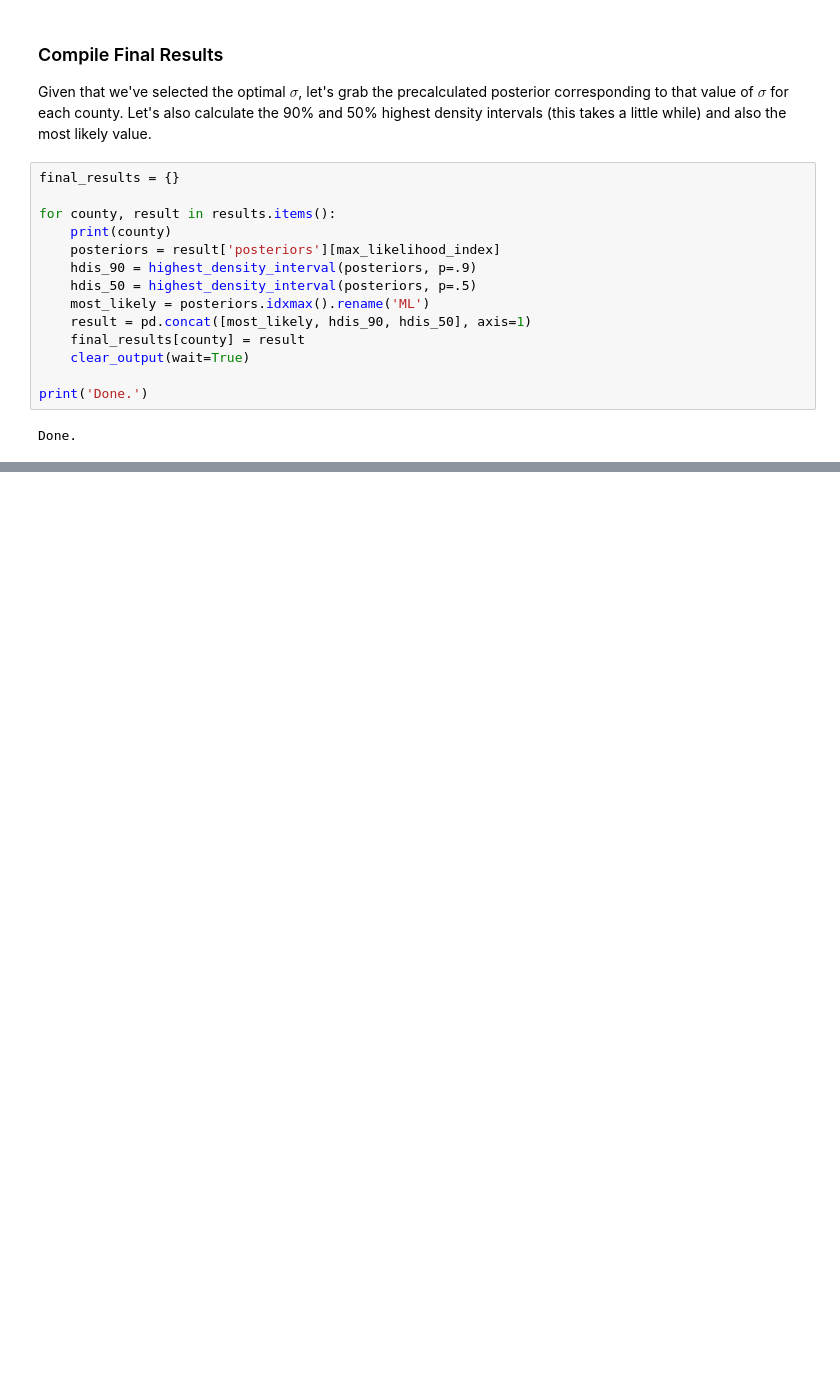
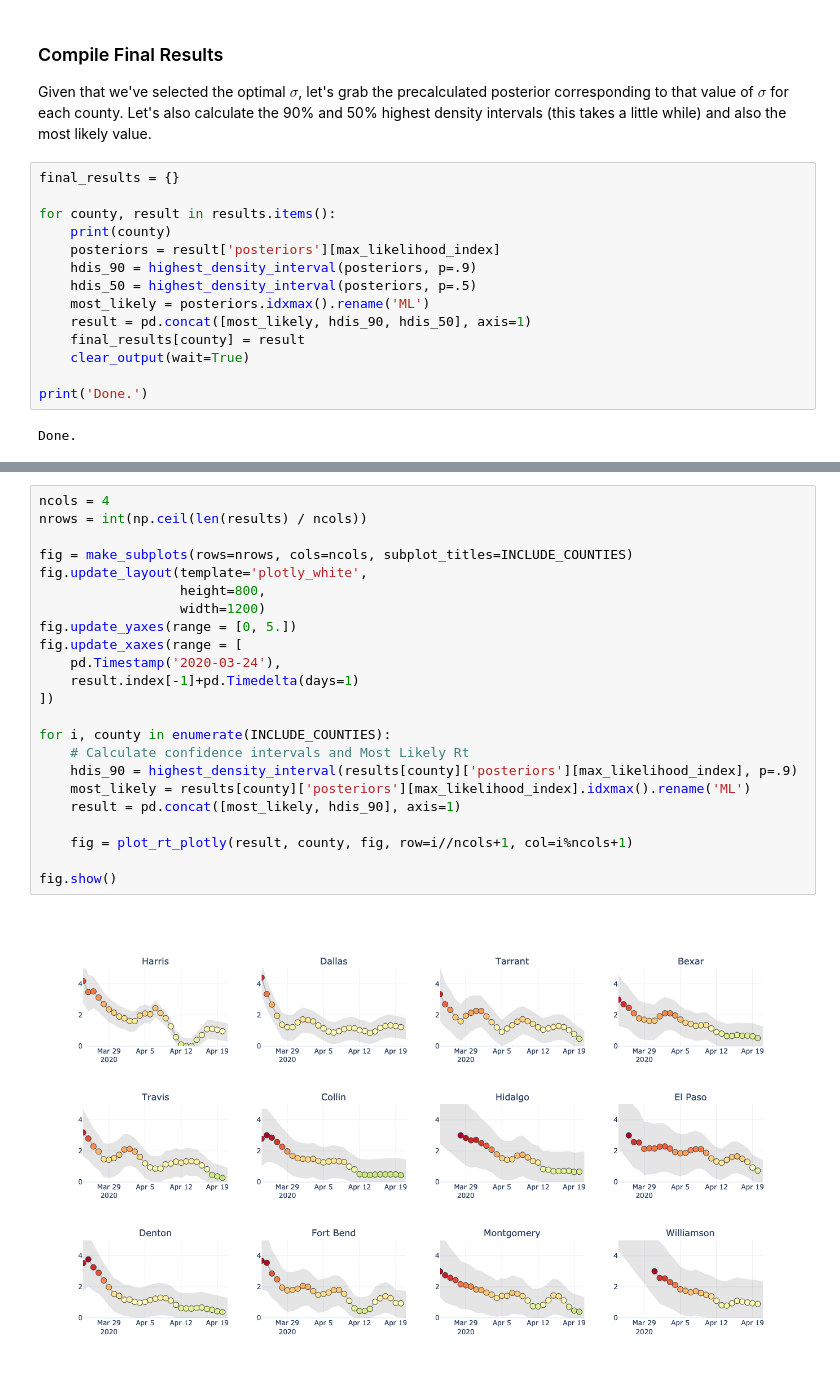
Before and after one commit to nbrasher/texas_covid, a Jupyter notebook: notebooks/Texas_Rt.ipynb, the cells around one changed output, grey strips where cells are left out. Drawn from its saved outputs; the diff is of its cells as text; blank space fills up the shorter version.

```diff
--- a/notebooks/Texas_Rt.ipynb
+++ b/notebooks/Texas_Rt.ipynb
@@ -431,0 +548,25 @@ plot_rt(result, ax, county)
+# %%
+ncols = 4
+nrows = int(np.ceil(len(results) / ncols))
+
+fig = make_subplots(rows=nrows, cols=ncols, subplot_titles=INCLUDE_COUNTIES)
+fig.update_layout(template='plotly_white',
+                  height=800,
+                  width=1200)
+fig.update_yaxes(range = [0, 5.])
+fig.update_xaxes(range = [
+    pd.Timestamp('2020-03-24'),
+    result.index[-1]+pd.Timedelta(days=1)
+])
+
+for i, county in enumerate(INCLUDE_COUNTIES):
+    # Calculate confidence intervals and Most Likely Rt
+    hdis_90 = highest_density_interval(results[county]['posteriors'][max_likelihood_index], p=.9)
+    most_likely = results[county]['posteriors'][max_likelihood_index].idxmax().rename('ML')
+    result = pd.concat([most_likely, hdis_90], axis=1)
+
+    fig = plot_rt_plotly(result, county, fig, row=i//ncols+1, col=i%ncols+1)
+
+fig.show()
+# %% [output]
+[figure, added]
```
Also changed, not shown: parts of 9 cells of this notebook, 1 other file.
